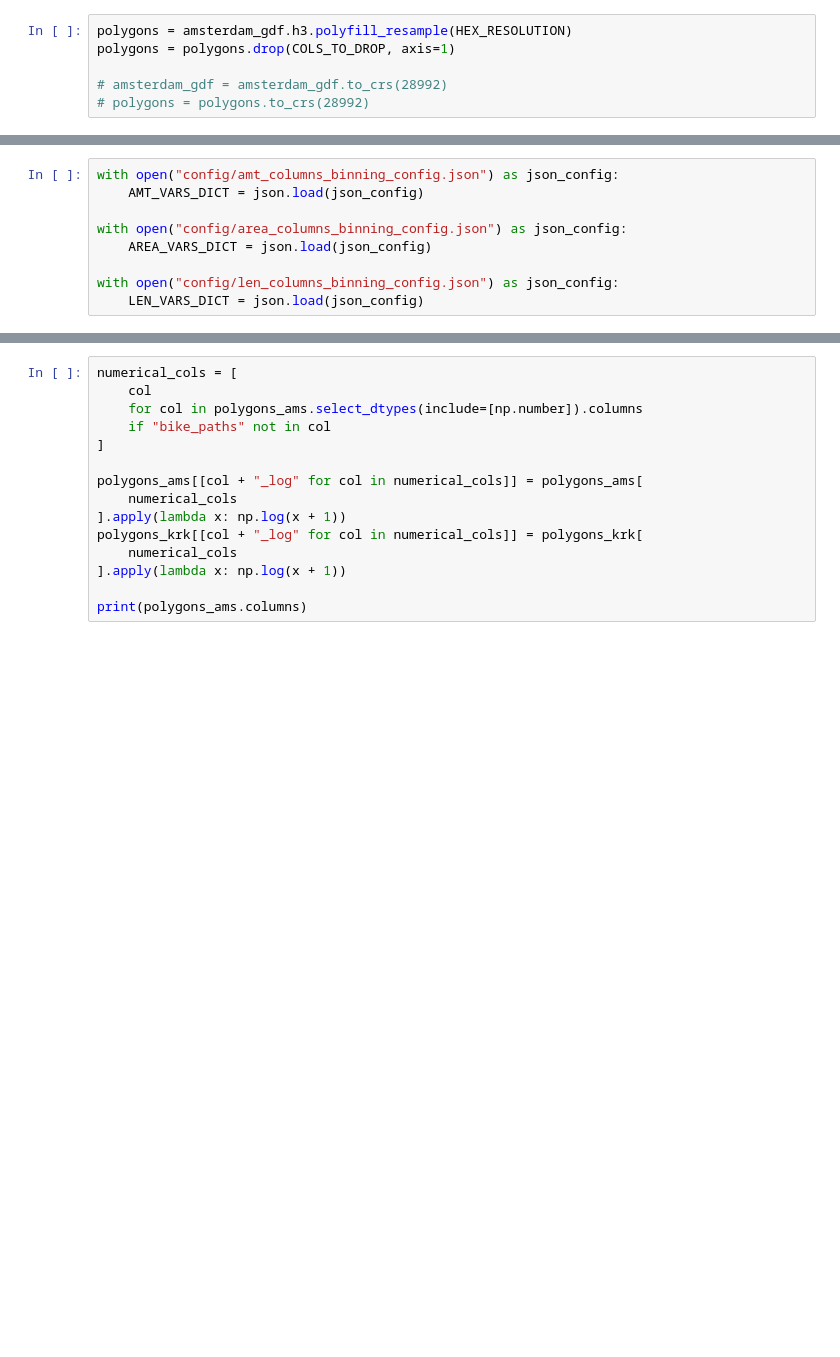
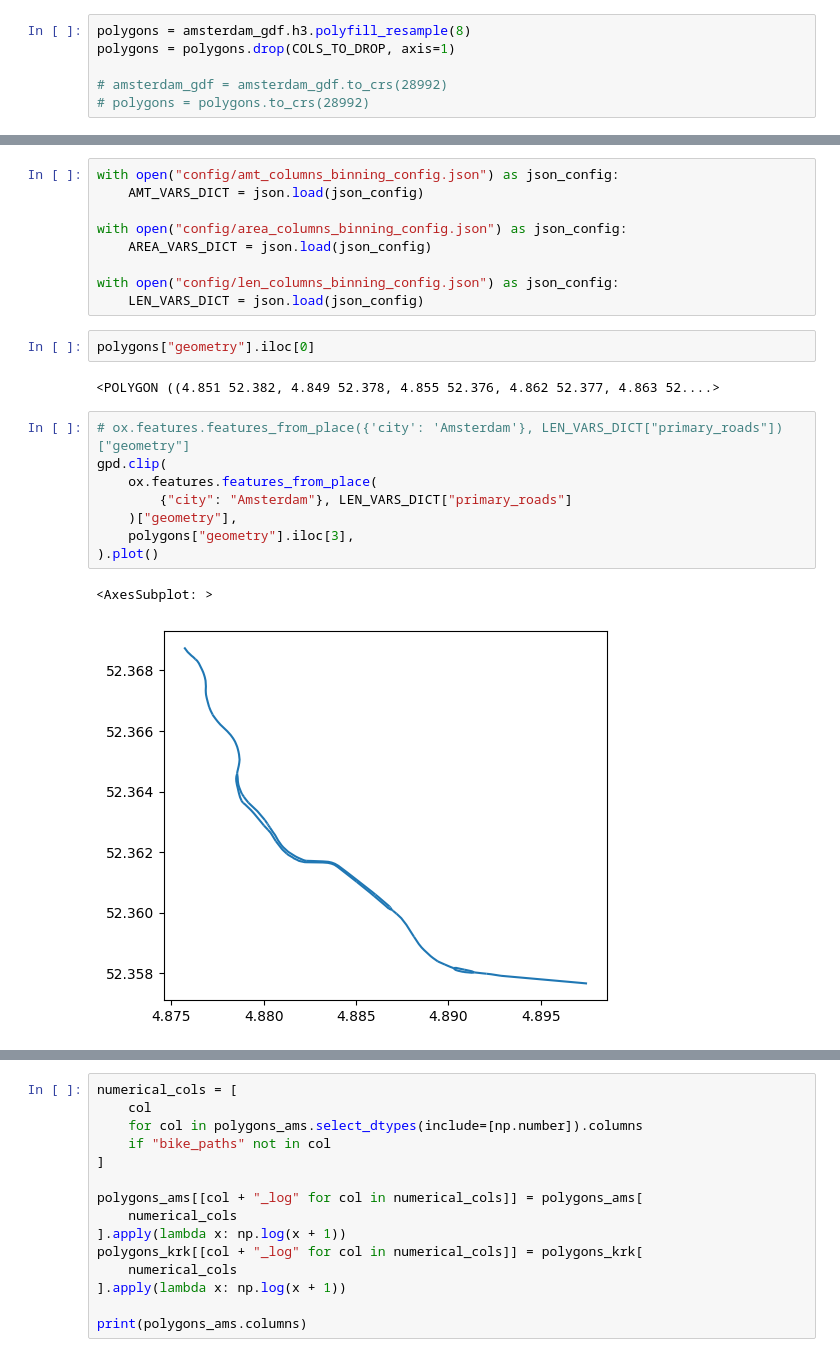
Before and after one commit to juliamorka/bike-paths-analysis, a Jupyter notebook: dev.ipynb, the cells around one changed output, grey strips where cells are left out. Cells and saved outputs as stored; diff of their text form; blank space fills up the shorter version.

```diff
--- a/dev.ipynb
+++ b/dev.ipynb
@@ -63,7 +63,7 @@ amsterdam_bike_paths.plot(ax=ax, color="red")
 <AxesSubplot: >
 [figure]
 # %%
-polygons = amsterdam_gdf.h3.polyfill_resample(HEX_RESOLUTION)
+polygons = amsterdam_gdf.h3.polyfill_resample(8)
 polygons = polygons.drop(COLS_TO_DROP, axis=1)
 
 # amsterdam_gdf = amsterdam_gdf.to_crs(28992)
@@ -101,4 +101,19 @@ with open("config/area_columns_binning_config.json") as json_config:
 
 with open("config/len_columns_binning_config.json") as json_config:
     LEN_VARS_DICT = json.load(json_config)
+# %%
+polygons["geometry"].iloc[0]
+# %% [output]
+<POLYGON ((4.851 52.382, 4.849 52.378, 4.855 52.376, 4.862 52.377, 4.863 52....>
+# %%
+# ox.features.features_from_place({'city': 'Amsterdam'}, LEN_VARS_DICT["primary_roads"])["geometry"]
+gpd.clip(
+    ox.features.features_from_place(
+        {"city": "Amsterdam"}, LEN_VARS_DICT["primary_roads"]
+    )["geometry"],
+    polygons["geometry"].iloc[3],
+).plot()
+# %% [output]
+<AxesSubplot: >
+[figure, added]
 # %%
```
Also changed, not shown: parts of 20 cells of this notebook, 12 other files.
